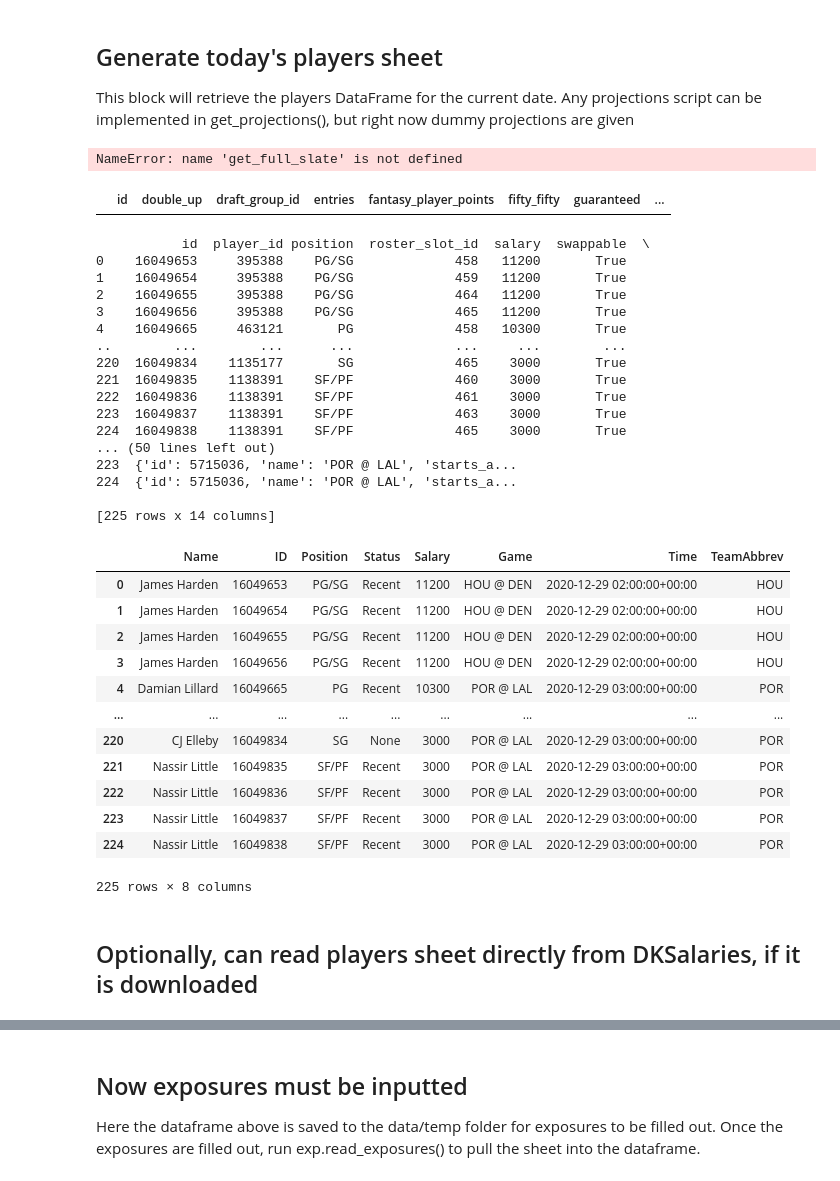
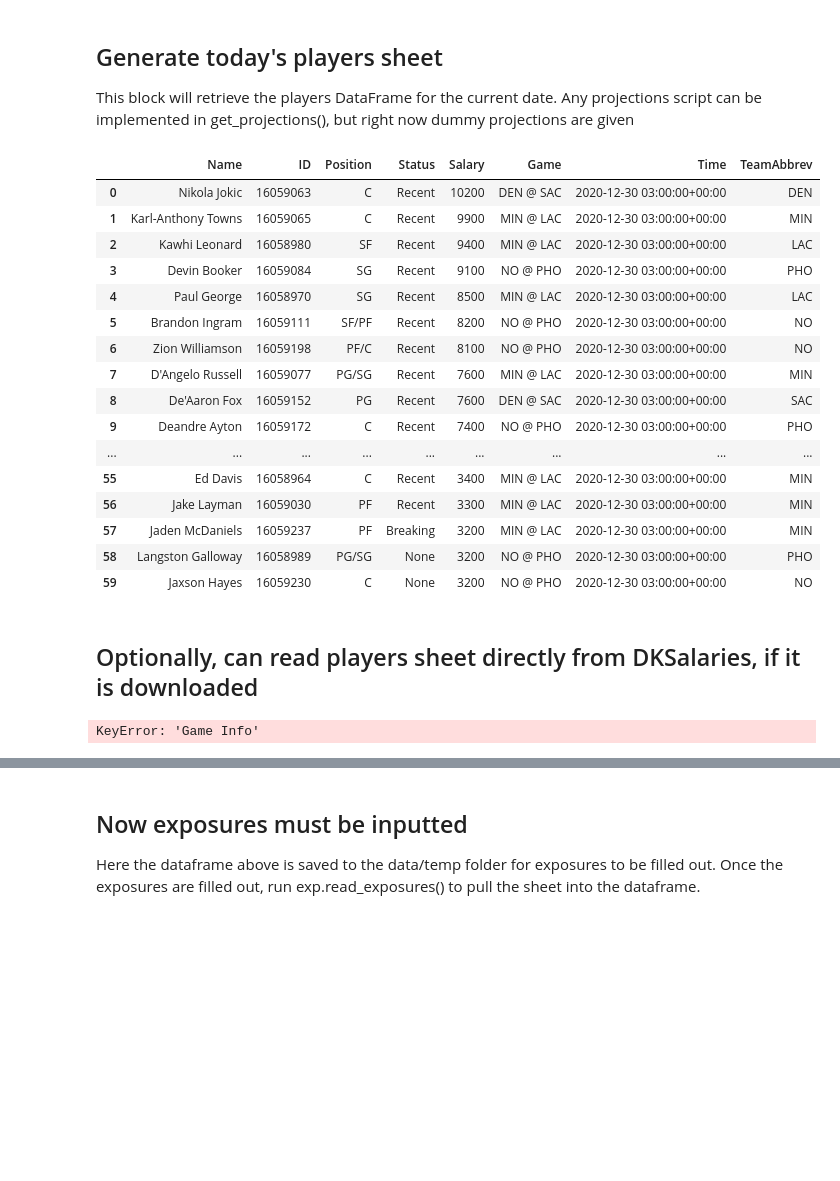
Before and after one commit to firstprinciples/dfs_optimizer, a Jupyter notebook: fps_dfs_optimizer/analyses/test_optimizer.ipynb, the cells around one changed output, grey strips where cells are left out. Saved outputs shown, nothing was run; the diff lists cells and outputs as text; code cells hidden in the pictures; blank space fills up the shorter version.

```diff
--- a/fps_dfs_optimizer/analyses/test_optimizer.ipynb
+++ b/fps_dfs_optimizer/analyses/test_optimizer.ipynb
@@ -19,8 +13,0 @@ df_contests = get_contests(today)
-# %%
-df_full, df_night = get_full_slate(df_contests)
-# %% [output]
-NameError: name 'get_full_slate' is not defined
-# %%
-df_full
-# %% [output]
-|  | id | double_up | draft_group_id | entries | fantasy_player_points | fifty_fifty | guaranteed | ... |
@@ -47,39 +14,24 @@ def get_players(draft_group_id):
-# %%
-group_id = df_night.draft_group_id.unique()[0]
-df_players = get_players(group_id)
-# %% [output]
-           id  player_id position  roster_slot_id  salary  swappable  \
-0    16049653     395388    PG/SG             458   11200       True
-1    16049654     395388    PG/SG             459   11200       True
-2    16049655     395388    PG/SG             464   11200       True
-3    16049656     395388    PG/SG             465   11200       True
-4    16049665     463121       PG             458   10300       True
-..        ...        ...      ...             ...     ...        ...
-220  16049834    1135177       SG             465    3000       True
-221  16049835    1138391    SF/PF             460    3000       True
-222  16049836    1138391    SF/PF             461    3000       True
-223  16049837    1138391    SF/PF             463    3000       True
-224  16049838    1138391    SF/PF             465    3000       True
-... (50 lines left out)
-223  {'id': 5715036, 'name': 'POR @ LAL', 'starts_a...
-224  {'id': 5715036, 'name': 'POR @ LAL', 'starts_a...
-
-[225 rows x 14 columns]
+# %%
+df_players = get_players_df('night')
 # %%
-df_players
+df_players[:60]
 # %% [output]
 |  | Name | ID | Position | Status | Salary | Game | Time | TeamAbbrev |
-| 0 | James Harden | 16049653 | PG/SG | Recent | 11200 | HOU @ DEN | 2020-12-29 02:00:00+00:00 | HOU |
-| 1 | James Harden | 16049654 | PG/SG | Recent | 11200 | HOU @ DEN | 2020-12-29 02:00:00+00:00 | HOU |
-| 2 | James Harden | 16049655 | PG/SG | Recent | 11200 | HOU @ DEN | 2020-12-29 02:00:00+00:00 | HOU |
-| 3 | James Harden | 16049656 | PG/SG | Recent | 11200 | HOU @ DEN | 2020-12-29 02:00:00+00:00 | HOU |
-| 4 | Damian Lillard | 16049665 | PG | Recent | 10300 | POR @ LAL | 2020-12-29 03:00:00+00:00 | POR |
+| 0 | Nikola Jokic | 16059063 | C | Recent | 10200 | DEN @ SAC | 2020-12-30 03:00:00+00:00 | DEN |
+| 1 | Karl-Anthony Towns | 16059065 | C | Recent | 9900 | MIN @ LAC | 2020-12-30 03:00:00+00:00 | MIN |
+| 2 | Kawhi Leonard | 16058980 | SF | Recent | 9400 | MIN @ LAC | 2020-12-30 03:00:00+00:00 | LAC |
+| 3 | Devin Booker | 16059084 | SG | Recent | 9100 | NO @ PHO | 2020-12-30 03:00:00+00:00 | PHO |
+| 4 | Paul George | 16058970 | SG | Recent | 8500 | MIN @ LAC | 2020-12-30 03:00:00+00:00 | LAC |
+| 5 | Brandon Ingram | 16059111 | SF/PF | Recent | 8200 | NO @ PHO | 2020-12-30 03:00:00+00:00 | NO |
+| 6 | Zion Williamson | 16059198 | PF/C | Recent | 8100 | NO @ PHO | 2020-12-30 03:00:00+00:00 | NO |
+| 7 | D'Angelo Russell | 16059077 | PG/SG | Recent | 7600 | MIN @ LAC | 2020-12-30 03:00:00+00:00 | MIN |
+| 8 | De'Aaron Fox | 16059152 | PG | Recent | 7600 | DEN @ SAC | 2020-12-30 03:00:00+00:00 | SAC |
+| 9 | Deandre Ayton | 16059172 | C | Recent | 7400 | NO @ PHO | 2020-12-30 03:00:00+00:00 | PHO |
 | ... | ... | ... | ... | ... | ... | ... | ... | ... |
-| 220 | CJ Elleby | 16049834 | SG | None | 3000 | POR @ LAL | 2020-12-29 03:00:00+00:00 | POR |
-| 221 | Nassir Little | 16049835 | SF/PF | Recent | 3000 | POR @ LAL | 2020-12-29 03:00:00+00:00 | POR |
-| 222 | Nassir Little | 16049836 | SF/PF | Recent | 3000 | POR @ LAL | 2020-12-29 03:00:00+00:00 | POR |
-| 223 | Nassir Little | 16049837 | SF/PF | Recent | 3000 | POR @ LAL | 2020-12-29 03:00:00+00:00 | POR |
-| 224 | Nassir Little | 16049838 | SF/PF | Recent | 3000 | POR @ LAL | 2020-12-29 03:00:00+00:00 | POR |
+| 55 | Ed Davis | 16058964 | C | Recent | 3400 | MIN @ LAC | 2020-12-30 03:00:00+00:00 | MIN |
+| 56 | Jake Layman | 16059030 | PF | Recent | 3300 | MIN @ LAC | 2020-12-30 03:00:00+00:00 | MIN |
+| 57 | Jaden McDaniels | 16059237 | PF | Breaking | 3200 | MIN @ LAC | 2020-12-30 03:00:00+00:00 | MIN |
+| 58 | Langston Galloway | 16058989 | PG/SG | None | 3200 | NO @ PHO | 2020-12-30 03:00:00+00:00 | PHO |
+| 59 | Jaxson Hayes | 16059230 | C | None | 3200 | NO @ PHO | 2020-12-30 03:00:00+00:00 | NO |
-225 rows × 8 columns
 # %% [markdown]
 ## Optionally, can read players sheet directly from DKSalaries, if it is downloaded
@@ -89,6 +39,10 @@ df_players
 points, std = get_projections(df_players)
 df_players['projections'] = points
 df_players['std'] = std
+# %%
+df_players = get_players_from_salaries('../data/raw/DKSalaries_test.csv')
+# %% [output]
+KeyError: 'Game Info'
 # %%
 df_players.head()
 # %% [output]
```
Also changed, not shown: parts of 4 cells of this notebook.
